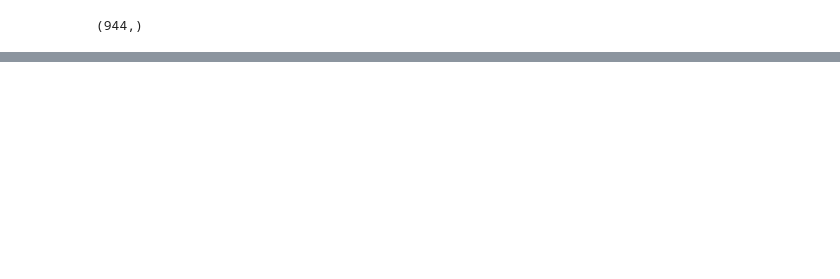
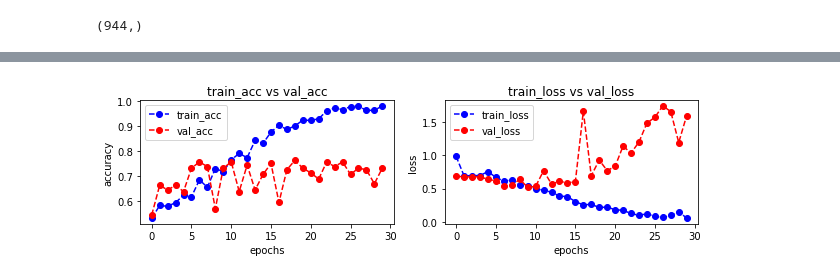
Before and after one commit to stefanocaruso0101/PedestrianDetection, a Jupyter notebook: BOOK1.ipynb, the cells around one changed output, grey strips where cells are left out. Cells and saved outputs as stored; diff of their text form; code cells hidden in the pictures; blank space fills up the shorter version.

```diff
--- a/BOOK1.ipynb
+++ b/BOOK1.ipynb
@@ -230,0 +328,3 @@ plot_accuracy_loss(history)
+# %%
+# loading in the data
+(train_images_3, train_labels_3),(test_images_3, test_labels_3),(val_images_3, val_labels_3) = load_data(size = (100,80))
@@ -230,0 +335,21 @@ plot_accuracy_loss(history)
+# %%
+# CNN model #4
+
+model = models.Sequential()
+model.add(layers.Conv2D(filters=64, kernel_size=(5,5),strides=(1, 1),padding='same', activation='relu', input_shape=(80,100, 3)))
+model.add(layers.MaxPooling2D((3, 3)))
+model.add(layers.Conv2D(filters=96, kernel_size=(5, 5),strides=(1, 1),padding='same', activation='relu'))
+model.add(layers.MaxPooling2D((3, 3)))
+model.add(layers.Conv2D(filters=108, kernel_size=(5, 5),strides=(1, 1),padding='same', activation='relu'))
+model.add(layers.Flatten())
+model.add(layers.Dense(128, activation='relu'))
+model.add(layers.Dense(1, activation='sigmoid'))
+
+model.compile(optimizer='rmsprop',
+              loss='binary_crossentropy',
+              metrics=['accuracy'])# specifically optimizing tp & fp want to detect all images correctly
+
+
+#saving off the model as an object for predicts etc...
+history_4 = model.fit(train_images_3, train_labels_3, epochs=30, batch_size=32,
+                    validation_data=(val_images_3, val_labels_3))
@@ -230,0 +374,4 @@ plot_accuracy_loss(history)
+# %%
+plot_accuracy_loss(history_4)
+# %% [output]
+[figure, added]
```
Also changed, not shown: parts of 48 cells of this notebook.
